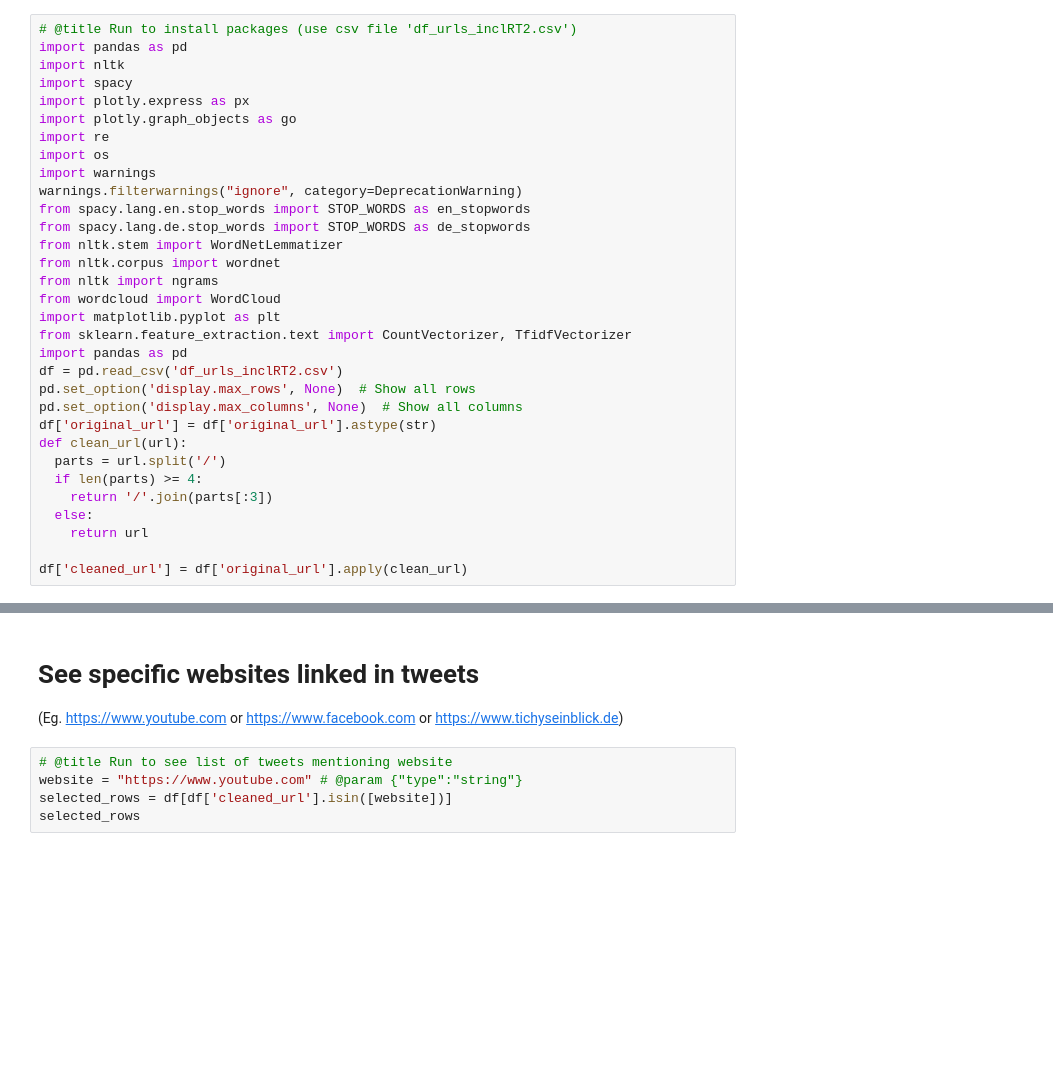
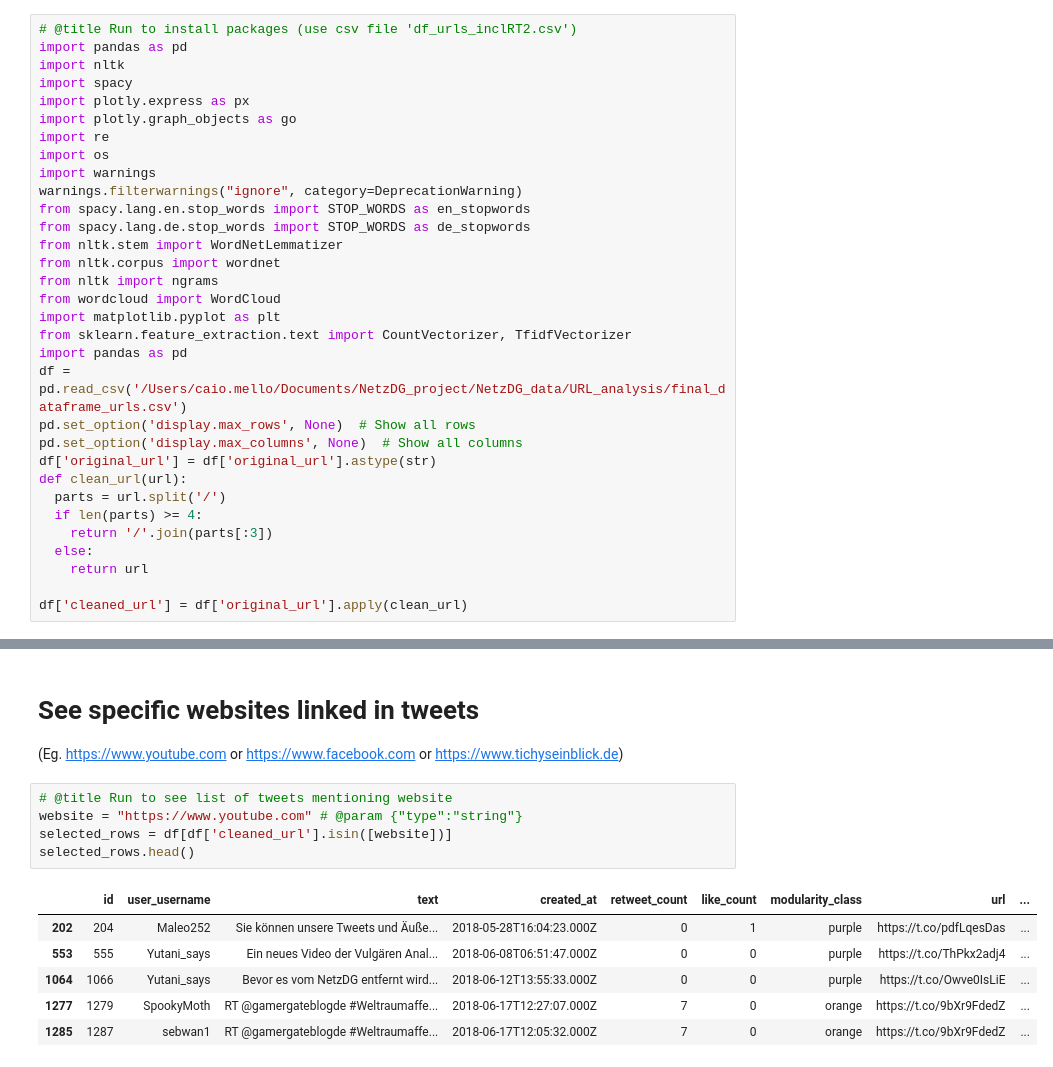
Before and after one commit to caiocmello/netzdg, a Jupyter notebook: NetzDG_URLs(incl_RT).ipynb, the cells around one changed output, grey strips where cells are left out. Drawn from its saved outputs; the diff is of its cells as text; blank space fills up the shorter version.

```diff
--- a/NetzDG_URLs(incl_RT).ipynb
+++ b/NetzDG_URLs(incl_RT).ipynb
@@ -20,7 +20,7 @@ from wordcloud import WordCloud
 import matplotlib.pyplot as plt
 from sklearn.feature_extraction.text import CountVectorizer, TfidfVectorizer
 import pandas as pd
-df = pd.read_csv('df_urls_inclRT2.csv')
+df = pd.read_csv('/Users/caio.mello/Documents/NetzDG_project/NetzDG_data/URL_analysis/final_dataframe_urls.csv')
 pd.set_option('display.max_rows', None)  # Show all rows
 pd.set_option('display.max_columns', None)  # Show all columns
 df['original_url'] = df['original_url'].astype(str)
@@ -177,8 +386,15 @@ plt.show()
 # %%
 # @title Run to see list of tweets mentioning website
 website = "https://www.youtube.com" # @param {"type":"string"}
 selected_rows = df[df['cleaned_url'].isin([website])]
-selected_rows
+selected_rows.head()
+# %% [output]
+|  | id | user_username | text | created_at | retweet_count | like_count | modularity_class | url | ... |
+| 202 | 204 | Maleo252 | Sie können unsere Tweets und Äuße... | 2018-05-28T16:04:23.000Z | 0 | 1 | purple | https://t.co/pdfLqesDas | ... |
+| 553 | 555 | Yutani_says | Ein neues Video der Vulgären Anal... | 2018-06-08T06:51:47.000Z | 0 | 0 | purple | https://t.co/ThPkx2adj4 | ... |
+| 1064 | 1066 | Yutani_says | Bevor es vom NetzDG entfernt wird... | 2018-06-12T13:55:33.000Z | 0 | 0 | purple | https://t.co/Owve0IsLiE | ... |
+| 1277 | 1279 | SpookyMoth | RT @gamergateblogde #Weltraumaffe... | 2018-06-17T12:27:07.000Z | 7 | 0 | orange | https://t.co/9bXr9FdedZ | ... |
+| 1285 | 1287 | sebwan1 | RT @gamergateblogde #Weltraumaffe... | 2018-06-17T12:05:32.000Z | 7 | 0 | orange | https://t.co/9bXr9FdedZ | ... |
 # %%
 # See how many times the website chosen above is mentioned in corpus (Found in 'Index: XXXX entries')
 selected_rows.info()
```
Also changed, not shown: parts of 24 cells of this notebook, 1 other file.
